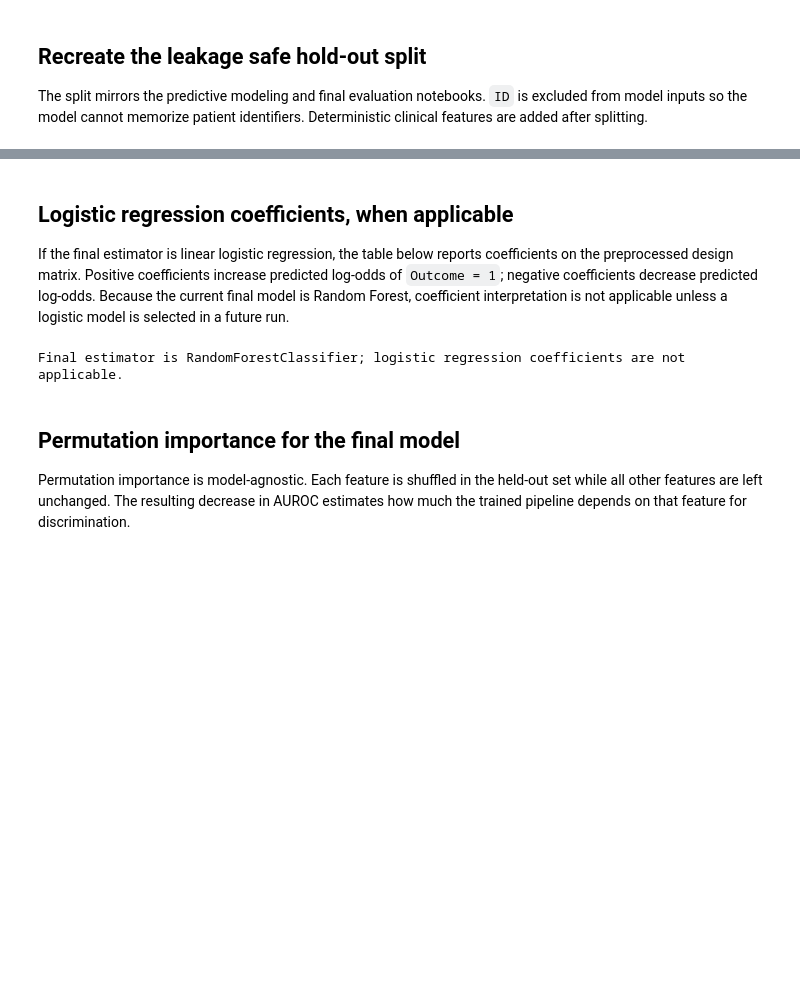
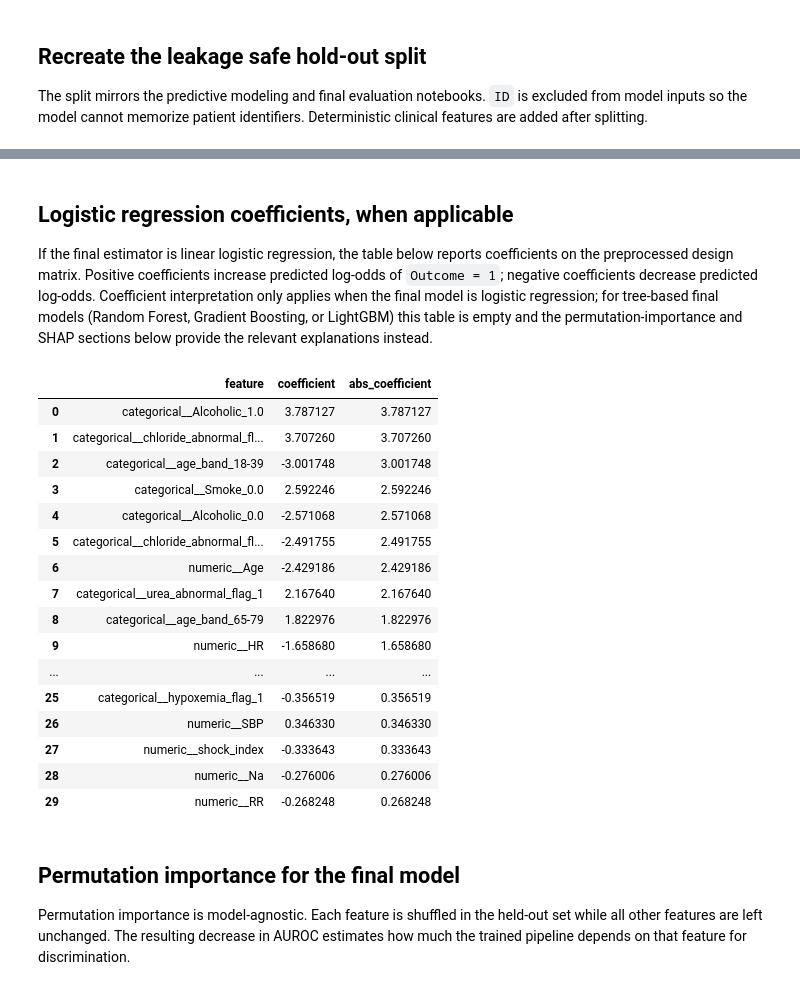
Before and after one commit to SJ-Jain-systems/Cardiac-Arrest-Risk-Modeling, a Jupyter notebook: notebooks/07_model_interpretability.ipynb, the cells around one changed output, grey strips where cells are left out. Cells and saved outputs as stored; diff of their text form; code cells hidden in the pictures; blank space fills up the shorter version.

```diff
--- a/notebooks/07_model_interpretability.ipynb
+++ b/notebooks/07_model_interpretability.ipynb
@@ -275,27 +216,43 @@ Held-out AUPRC: 0.980
 # %% [markdown]
 ## Logistic regression coefficients, when applicable
 
-If the final estimator is linear logistic regression, the table below reports coefficients on the preprocessed design matrix. Positive coefficients increase predicted log-odds of `Outcome = 1`; negative coefficients decrease predicted log-odds. Because the current final model is Random Forest, coefficient interpretation is not applicable unless a logistic model is selected in a future run.
+If the final estimator is linear logistic regression, the table below reports coefficients on the preprocessed design matrix. Positive coefficients increase predicted log-odds of `Outcome = 1`; negative coefficients decrease predicted log-odds. Coefficient interpretation only applies when the final model is logistic regression; for tree-based final models (Random Forest, Gradient Boosting, or LightGBM) this table is empty and the permutation-importance and SHAP sections below provide the relevant explanations instead.
 # %%
 def get_transformed_feature_names(fitted_pipeline):
     preprocessor = fitted_pipeline.named_steps['preprocess']
     return preprocessor.get_feature_names_out()
 
-feature_names = get_transformed_feature_names(model)
+feature_names = get_transformed_feature_names(representative_pipeline)
 
 if isinstance(final_estimator, LogisticRegression):
     coefficients = pd.DataFrame({
         'feature': feature_names,
         'coefficient': final_estimator.coef_.ravel(),
     })
     coefficients['abs_coefficient'] = coefficients['coefficient'].abs()
     coefficients = coefficients.sort_values('abs_coefficient', ascending=False).reset_index(drop=True)
     display(coefficients.head(30))
 else:
     coefficients = pd.DataFrame(columns=['feature', 'coefficient', 'abs_coefficient'])
     print(f'Final estimator is {type(final_estimator).__name__}; logistic regression coefficients are not applicable.')
 # %% [output]
-Final estimator is RandomForestClassifier; logistic regression coefficients are not applicable.
+|  | feature | coefficient | abs_coefficient |
+| 0 | categorical__Alcoholic_1.0 | 3.787127 | 3.787127 |
+| 1 | categorical__chloride_abnormal_fl... | 3.707260 | 3.707260 |
+| 2 | categorical__age_band_18-39 | -3.001748 | 3.001748 |
+| 3 | categorical__Smoke_0.0 | 2.592246 | 2.592246 |
+| 4 | categorical__Alcoholic_0.0 | -2.571068 | 2.571068 |
+| 5 | categorical__chloride_abnormal_fl... | -2.491755 | 2.491755 |
+| 6 | numeric__Age | -2.429186 | 2.429186 |
+| 7 | categorical__urea_abnormal_flag_1 | 2.167640 | 2.167640 |
+| 8 | categorical__age_band_65-79 | 1.822976 | 1.822976 |
+| 9 | numeric__HR | -1.658680 | 1.658680 |
+| ... | ... | ... | ... |
+| 25 | categorical__hypoxemia_flag_1 | -0.356519 | 0.356519 |
+| 26 | numeric__SBP | 0.346330 | 0.346330 |
+| 27 | numeric__shock_index | -0.333643 | 0.333643 |
+| 28 | numeric__Na | -0.276006 | 0.276006 |
+| 29 | numeric__RR | -0.268248 | 0.268248 |
 # %% [markdown]
 ## Permutation importance for the final model
 
```
Also changed, not shown: parts of 9 cells of this notebook, 15 other files.
